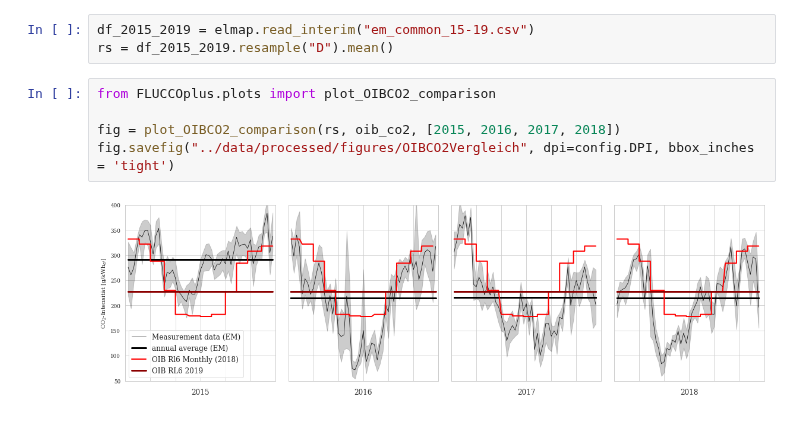
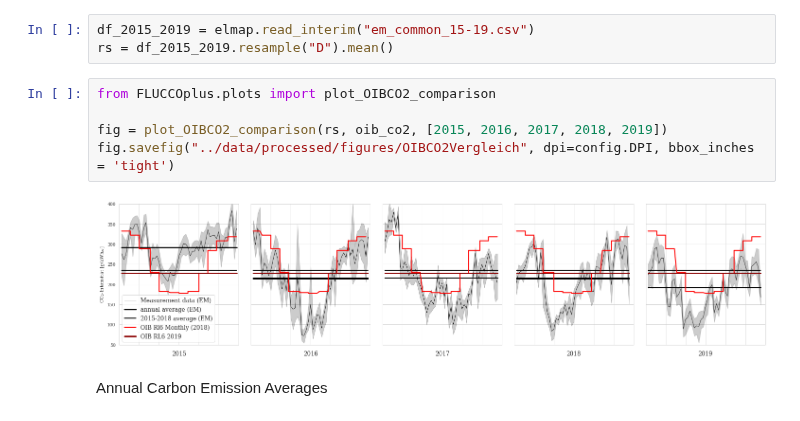
Before and after one commit to simonschaluppe/FLUCCOplus, a Jupyter notebook: notebooks/4.1.2.1_CO2_Emissionen_Vergleich_OIB_RL6.ipynb, the cells around one changed output. Saved outputs shown, nothing was run; the diff lists cells and outputs as text.

```diff
--- a/notebooks/4.1.2.1_CO2_Emissionen_Vergleich_OIB_RL6.ipynb
+++ b/notebooks/4.1.2.1_CO2_Emissionen_Vergleich_OIB_RL6.ipynb
@@ -41,7 +41,9 @@ rs = df_2015_2019.resample("D").mean()
 # %%
 from FLUCCOplus.plots import plot_OIBCO2_comparison
 
-fig = plot_OIBCO2_comparison(rs, oib_co2, [2015, 2016, 2017, 2018])
+fig = plot_OIBCO2_comparison(rs, oib_co2, [2015, 2016, 2017, 2018, 2019])
 fig.savefig("../data/processed/figures/OIBCO2Vergleich", dpi=config.DPI, bbox_inches = 'tight')
 # %% [output]
-[figure, old version]
+[figure, new version]
+# %% [markdown]
+Annual Carbon Emission Averages
```
Also changed, not shown: parts of 2 cells of this notebook, 2 other files.
